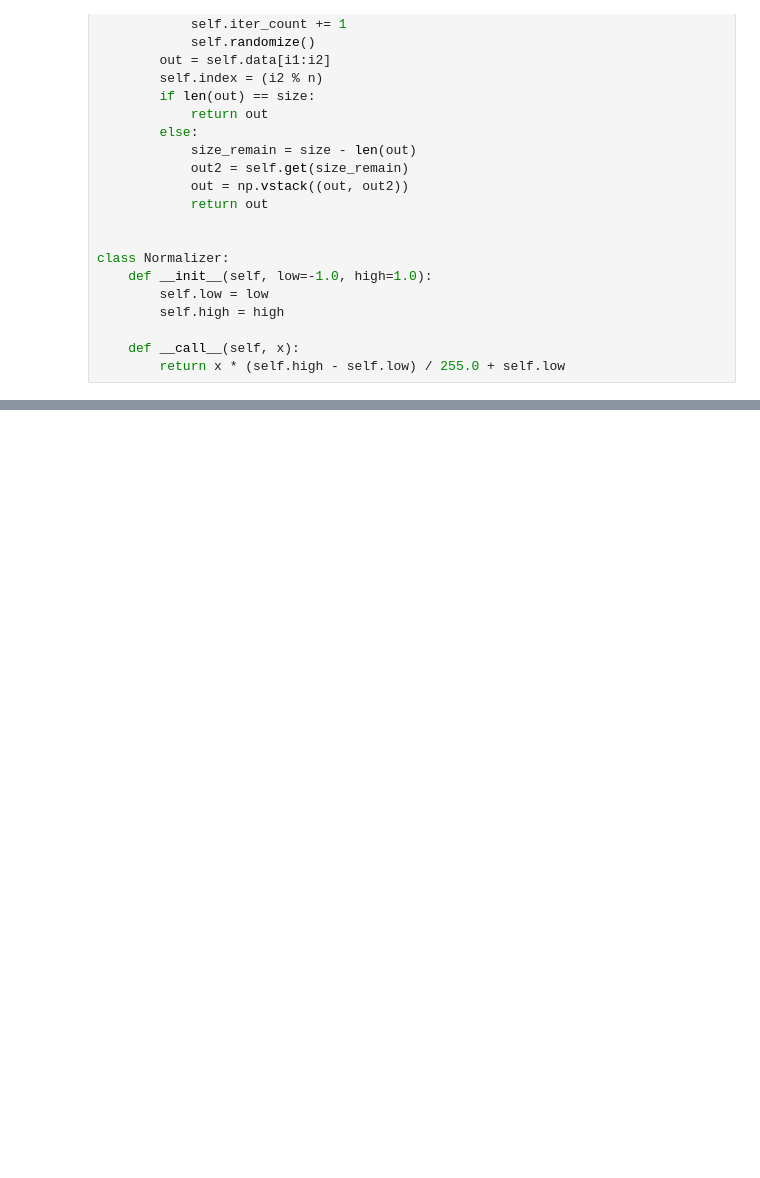
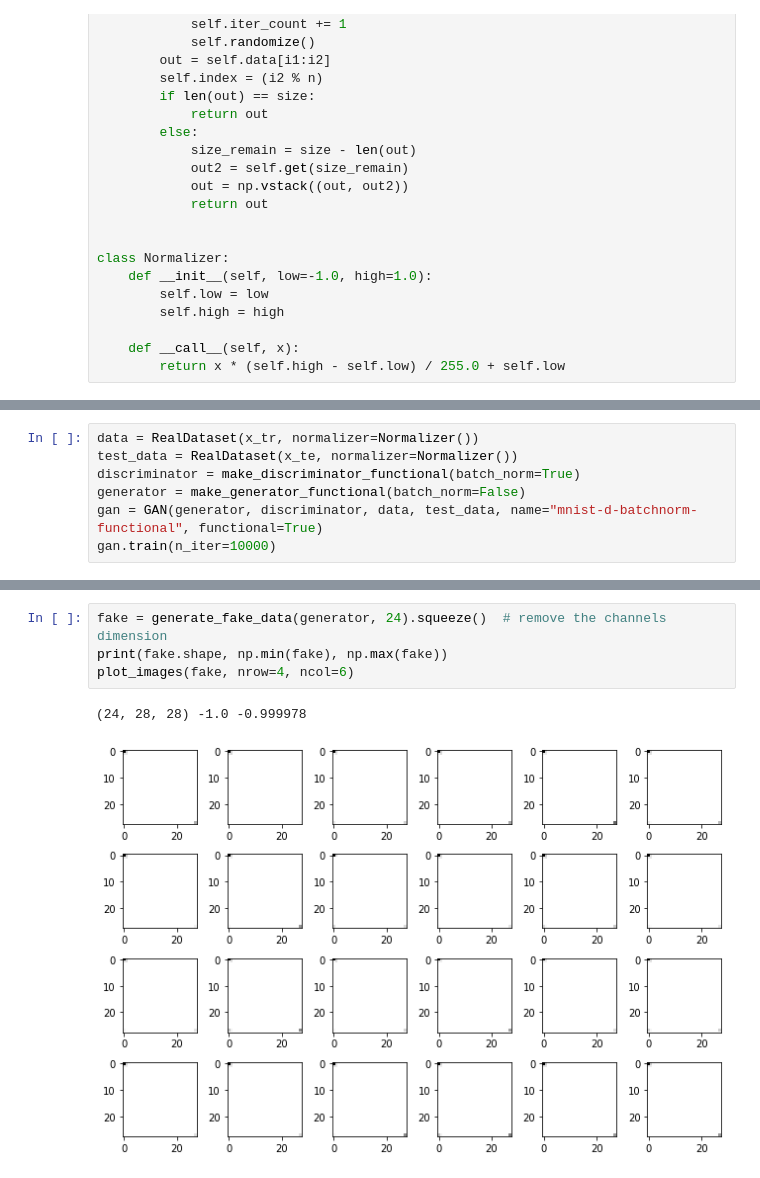
Before and after one commit to kota7/ilearn-gan, a Jupyter notebook: 2_gan-for-generating-mnist-images.ipynb, the cells around one changed output, grey strips where cells are left out. Saved outputs shown, nothing was run; the diff lists cells and outputs as text; blank space fills up the shorter version.

```diff
--- a/2_gan-for-generating-mnist-images.ipynb
+++ b/2_gan-for-generating-mnist-images.ipynb
@@ -427,0 +500,7 @@ plot_images(fake, nrow=4, ncol=6)
+# %%
+data = RealDataset(x_tr, normalizer=Normalizer())
+test_data = RealDataset(x_te, normalizer=Normalizer())
+discriminator = make_discriminator_functional(batch_norm=True)
+generator = make_generator_functional(batch_norm=False)
+gan = GAN(generator, discriminator, data, test_data, name="mnist-d-batchnorm-functional", functional=True)
+gan.train(n_iter=10000)
@@ -427,0 +525,7 @@ plot_images(fake, nrow=4, ncol=6)
+# %%
+fake = generate_fake_data(generator, 24).squeeze()  # remove the channels dimension
+print(fake.shape, np.min(fake), np.max(fake))
+plot_images(fake, nrow=4, ncol=6)
+# %% [output]
+(24, 28, 28) -1.0 -0.999978
+[figure, added]
```
Also changed, not shown: parts of 17 cells of this notebook.
